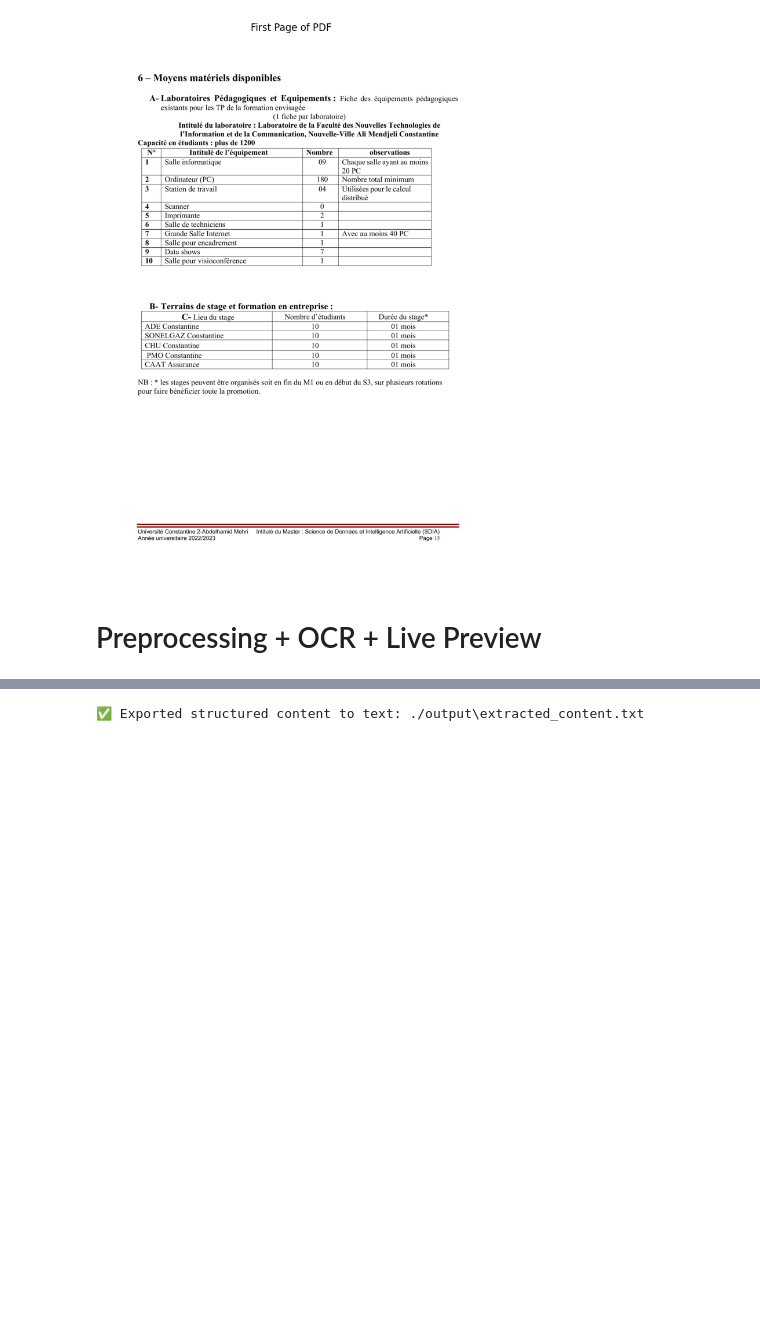
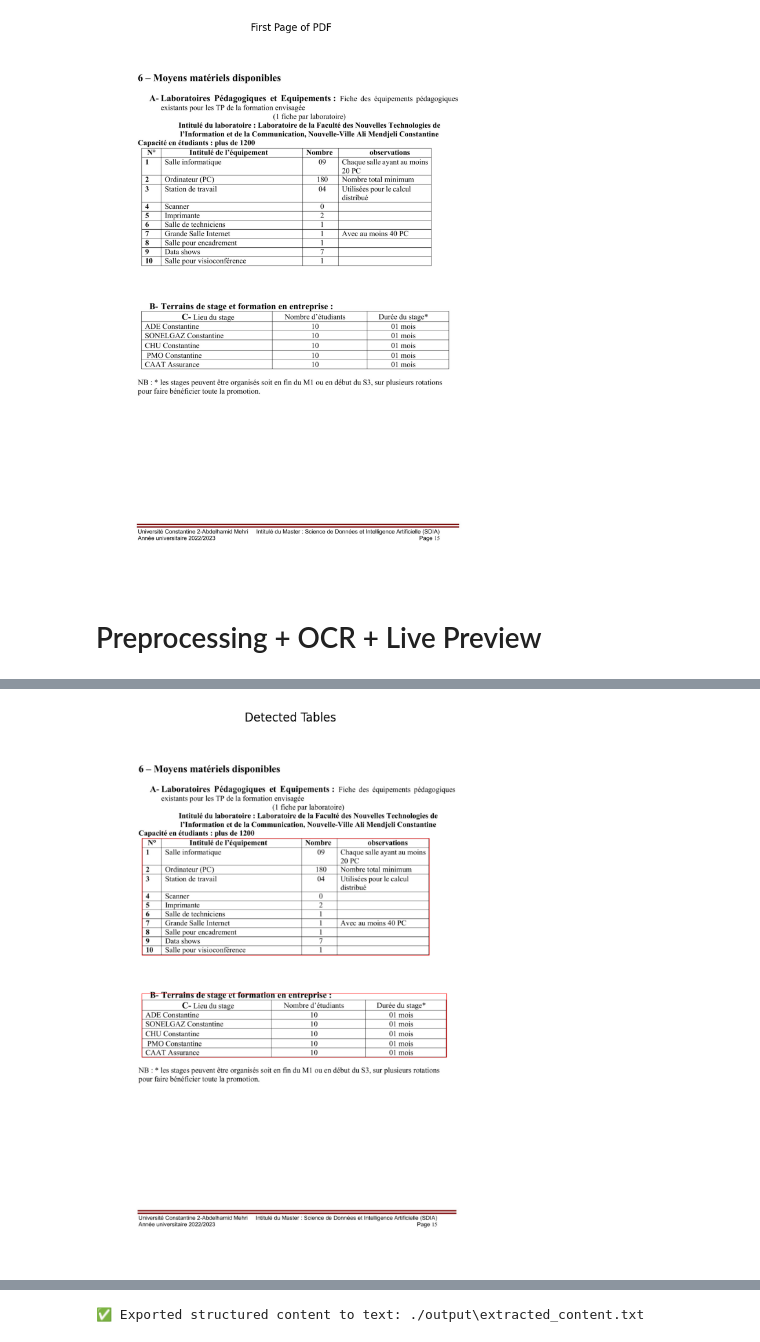
Before and after one commit to kamydev/parsing_pdf, a Jupyter notebook: main_ocr_pipeline.ipynb, the cells around one changed output, grey strips where cells are left out. Drawn from its saved outputs; the diff is of its cells as text; code cells hidden in the pictures; blank space fills up the shorter version.

Commit message:
table detection

```diff
--- a/main_ocr_pipeline.ipynb
+++ b/main_ocr_pipeline.ipynb
@@ -51,3 +51,18 @@ print(f"✅ Extracted {len(content_blocks)} content blocks.")
+# %%
+img = cv2.imread(image_paths[0])
+pre = ocr.preprocess_image(image_paths[0])
+tables = ocr.detect_tables(pre)
+
+for (x1, y1, x2, y2) in tables:
+    cv2.rectangle(img, (x1, y1), (x2, y2), (0, 0, 255), 2)
+
+plt.figure(figsize=(10, 10))
+plt.imshow(cv2.cvtColor(img, cv2.COLOR_BGR2RGB))
+plt.title("Detected Tables")
+plt.axis("off")
+plt.show()
+# %% [output]
+[figure, added]
 # %%
 print(f"🔍 Total blocks extracted: {len(content_blocks)}")
 for i, block in enumerate(content_blocks[:5]):
```
Also changed, not shown: parts of 6 cells of this notebook, 3 other files.
